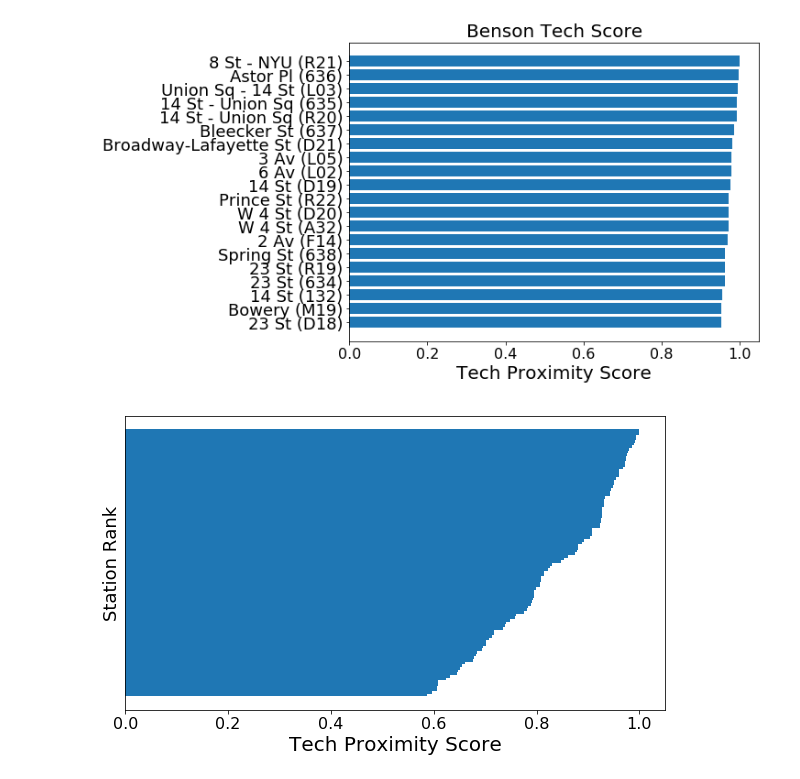
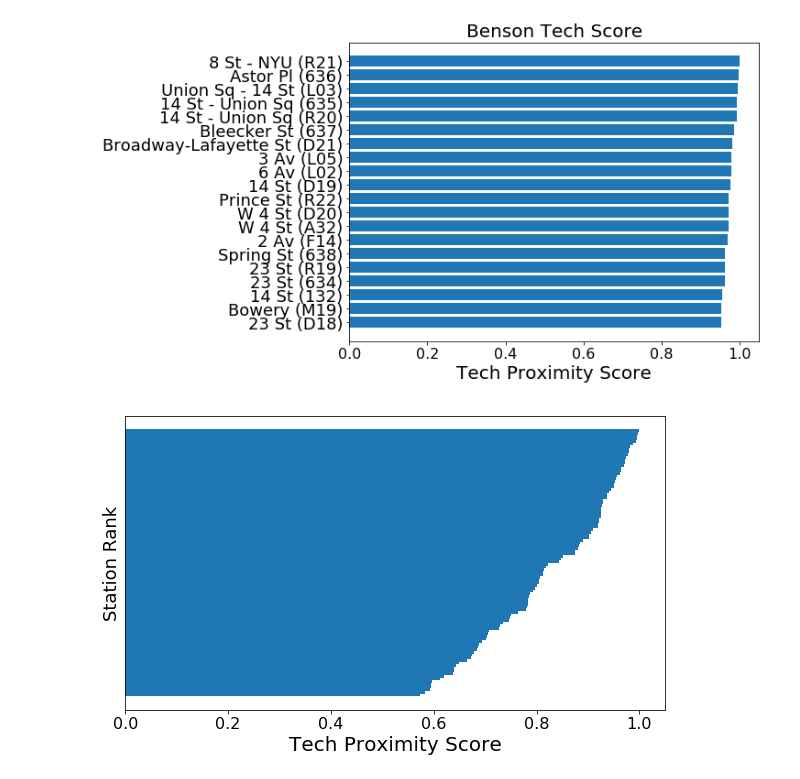
Before and after one commit to NeuroLaunch/Metis-Submissions, a Jupyter notebook: Project1_Week01_Benson/MTA_TechScore_TurnstileHoppers.ipynb, the cells around one changed output. Cells and saved outputs as stored; diff of their text form; code cells hidden in the pictures.

```diff
--- a/Project1_Week01_Benson/MTA_TechScore_TurnstileHoppers.ipynb
+++ b/Project1_Week01_Benson/MTA_TechScore_TurnstileHoppers.ipynb
@@ -229,19 +238,19 @@ plt.savefig('Top20_Tech.png')
 [figure]
 # %%
 # Plot results for the the top 100 stations #
-df_top100 = df_new.iloc[:100]
+df_top100 = df_orig.iloc[:100]
 stops100 = tuple(zip(list(df_top100['Stop Name']),list(df_top100['GTFS Stop ID'])));
 stops100 = [f'{x} ({y})' for x,y in stops100]  # new string combines station info
 scores100 = list(df_top100['Benson Tech Score'])
 
 fig, ax = plt.subplots(1, 1, figsize=(10, 6))
 plt.barh(stops100,scores100,height=1,linewidth=0);
 plt.xticks(fontsize=16); plt.yticks([]);
 plt.xlabel('Tech Proximity Score', fontsize=20);
 plt.ylabel('Station Rank', fontsize=18);
 ax.invert_yaxis();
 
 fig.subplots_adjust(left=0.15,bottom=0.20)
 plt.savefig('Top100_Tech.png')
 # %% [output]
-[figure, old version]
+[figure, new version]
```
Also changed, not shown: parts of 2 cells of this notebook, 2 other files.
